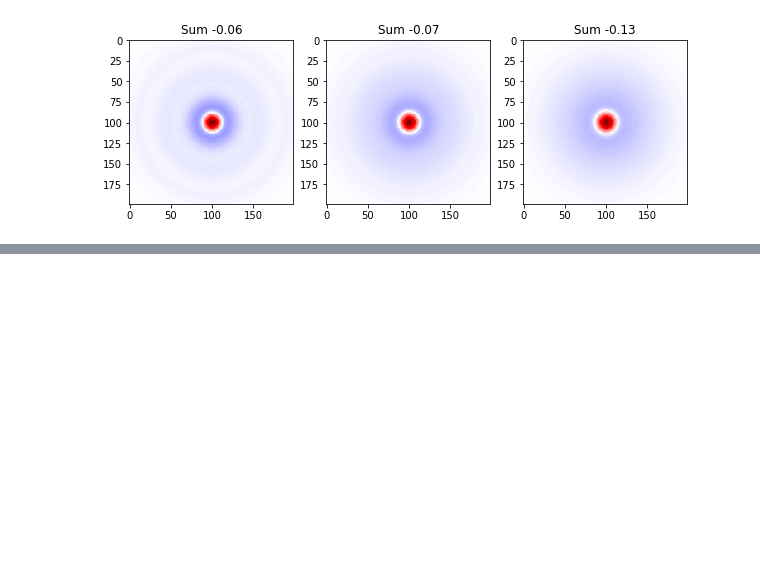
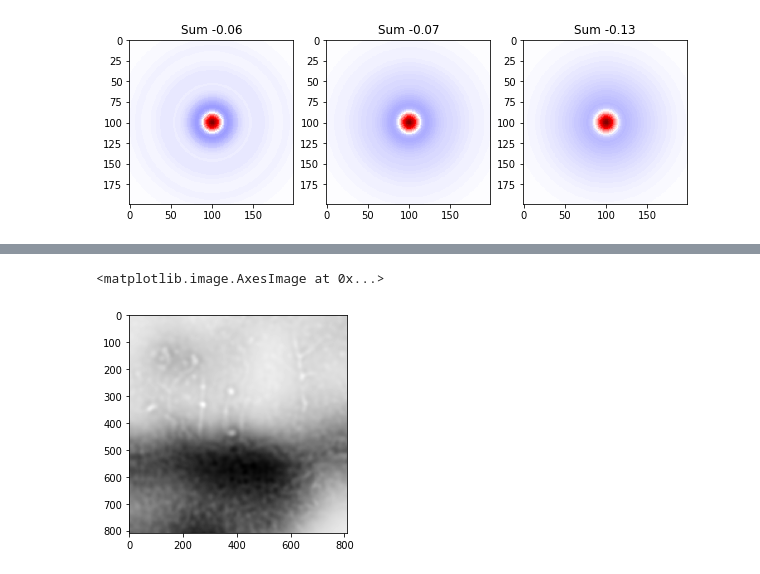
Before and after one commit to lmcintosh/ipython-notebooks, a Jupyter notebook: baccuslab/2017 9-9 Effect of diversity.ipynb, the cells around one changed output, grey strips where cells are left out. Drawn from its saved outputs; the diff is of its cells as text; code cells hidden in the pictures; blank space fills up the shorter version.

```diff
--- a/baccuslab/2017 9-9 Effect of diversity.ipynb
+++ b/baccuslab/2017 9-9 Effect of diversity.ipynb
@@ -1147,0 +1150,5 @@ filtered_images[0][0].shape
+# %%
+plt.imshow(filtered_images[0][0], cmap='gray')
+# %% [output]
+<matplotlib.image.AxesImage at 0x...>
+[figure, added]
```
Also changed, not shown: parts of 43 cells of this notebook, 2 other files.
